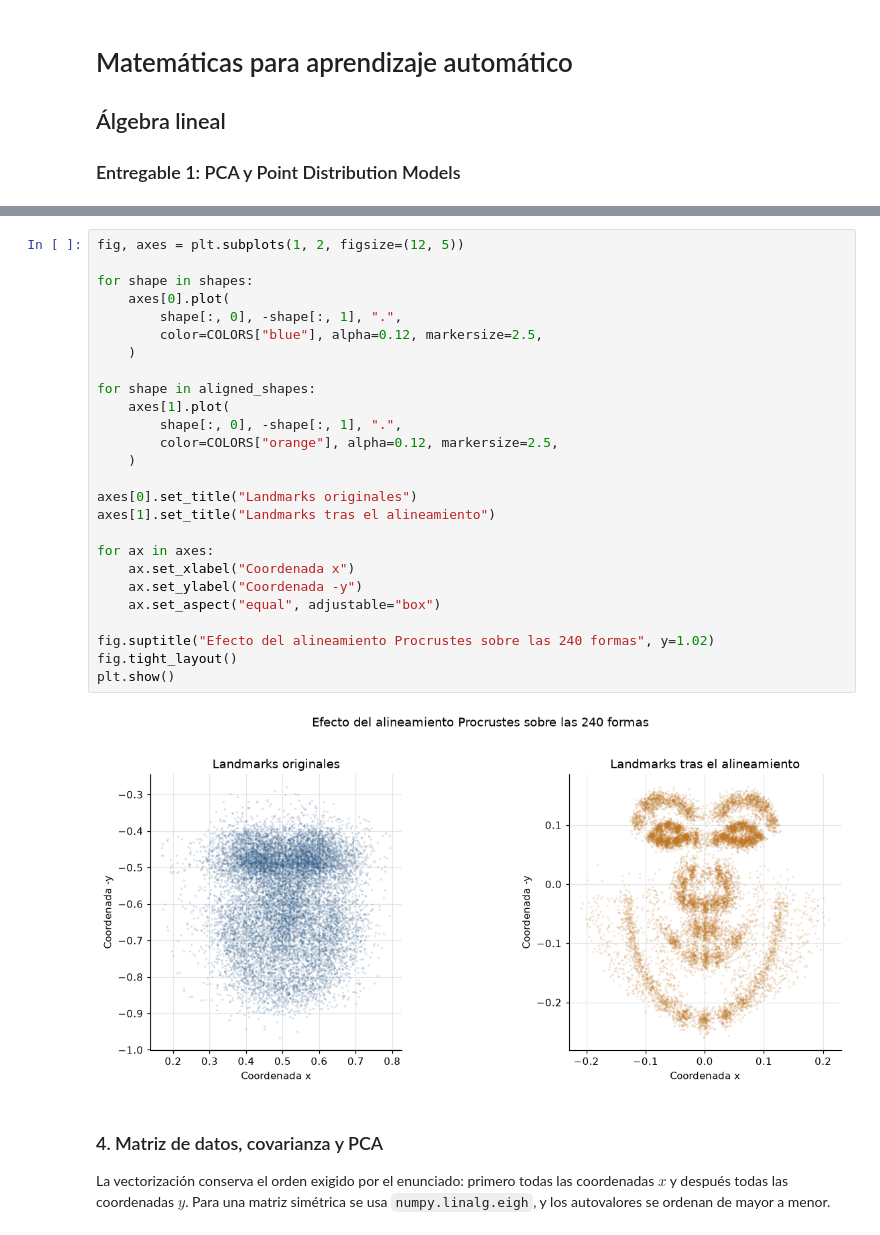
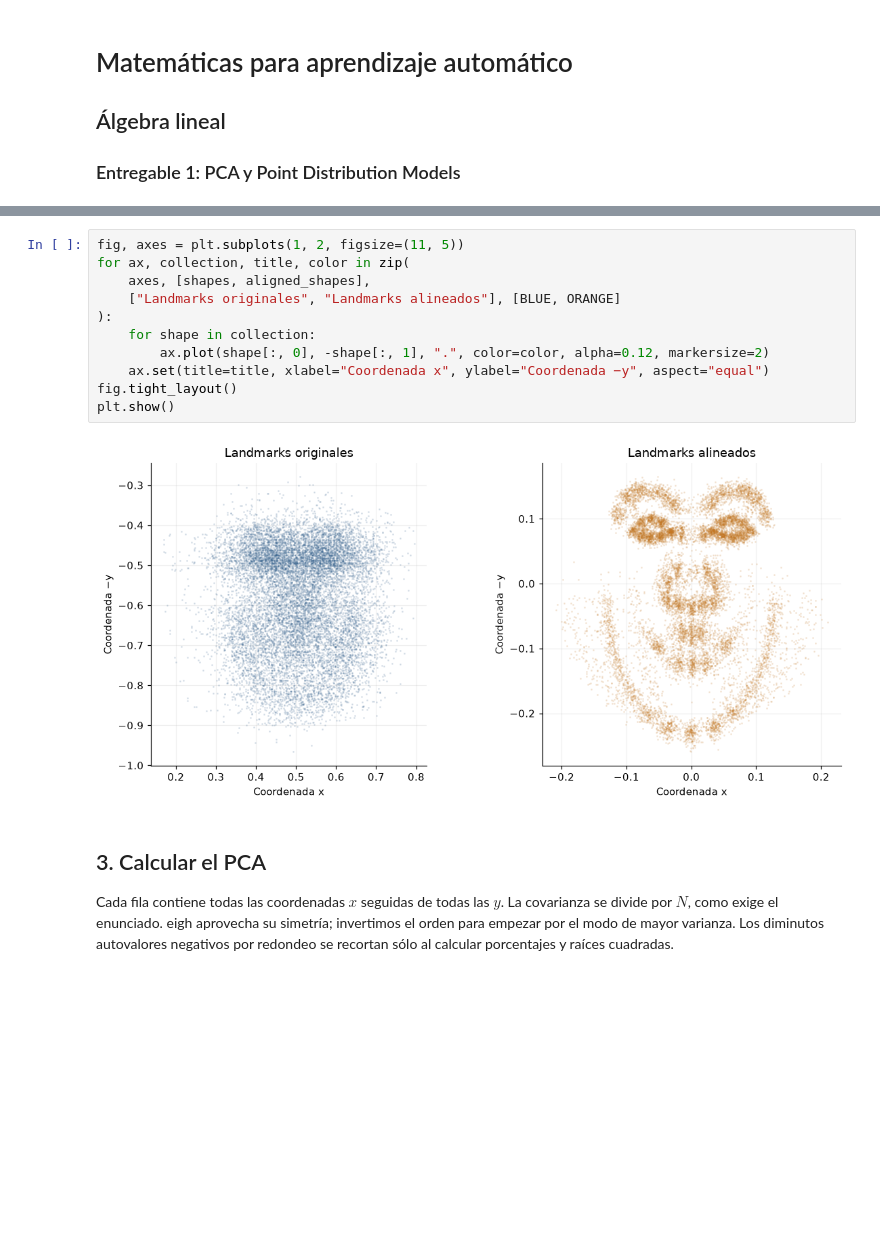
Before and after one commit to Emanuel-TC/MML, a Jupyter notebook: Algebra 1/Notebooks/1_Algebra_Lineal_6_Entregable_1_PCA_PDM.ipynb, the cells around one changed output, grey strips where cells are left out. Saved outputs shown, nothing was run; the diff lists cells and outputs as text; blank space fills up the shorter version.

```diff
--- a/Algebra 1/Notebooks/1_Algebra_Lineal_6_Entregable_1_PCA_PDM.ipynb
+++ b/Algebra 1/Notebooks/1_Algebra_Lineal_6_Entregable_1_PCA_PDM.ipynb
@@ -334,33 +105,22 @@ Error máximo de centrado: 3.996e-16
 # %%
-fig, axes = plt.subplots(1, 2, figsize=(12, 5))
-
-for shape in shapes:
-    axes[0].plot(
-        shape[:, 0], -shape[:, 1], ".",
-        color=COLORS["blue"], alpha=0.12, markersize=2.5,
-    )
-
-for shape in aligned_shapes:
-    axes[1].plot(
-        shape[:, 0], -shape[:, 1], ".",
-        color=COLORS["orange"], alpha=0.12, markersize=2.5,
-    )
-
-axes[0].set_title("Landmarks originales")
-axes[1].set_title("Landmarks tras el alineamiento")
-
-for ax in axes:
-    ax.set_xlabel("Coordenada x")
-    ax.set_ylabel("Coordenada -y")
-    ax.set_aspect("equal", adjustable="box")
-
-fig.suptitle("Efecto del alineamiento Procrustes sobre las 240 formas", y=1.02)
+fig, axes = plt.subplots(1, 2, figsize=(11, 5))
+for ax, collection, title, color in zip(
+    axes, [shapes, aligned_shapes],
+    ["Landmarks originales", "Landmarks alineados"], [BLUE, ORANGE]
+):
+    for shape in collection:
+        ax.plot(shape[:, 0], -shape[:, 1], ".", color=color, alpha=0.12, markersize=2)
+    ax.set(title=title, xlabel="Coordenada x", ylabel="Coordenada −y", aspect="equal")
 fig.tight_layout()
 plt.show()
 # %% [output]
-[figure, old version]
+[figure, new version]
 # %% [markdown]
-### 4. Matriz de datos, covarianza y PCA
+## 3. Calcular el PCA
 
-La vectorización conserva el orden exigido por el enunciado: primero todas las coordenadas $x$ y después todas las coordenadas $y$. Para una matriz simétrica se usa `numpy.linalg.eigh`, y los autovalores se ordenan de mayor a menor.
+Cada fila contiene todas las coordenadas $x$ seguidas de todas las $y$.
+La covarianza se divide por $N$, como exige el enunciado.
+eigh aprovecha su simetría; invertimos el orden para empezar por el modo de
+mayor varianza. Los diminutos autovalores negativos por redondeo se recortan
+sólo al calcular porcentajes y raíces cuadradas.
 # %%
```
Also changed, not shown: parts of 17 cells of this notebook.
